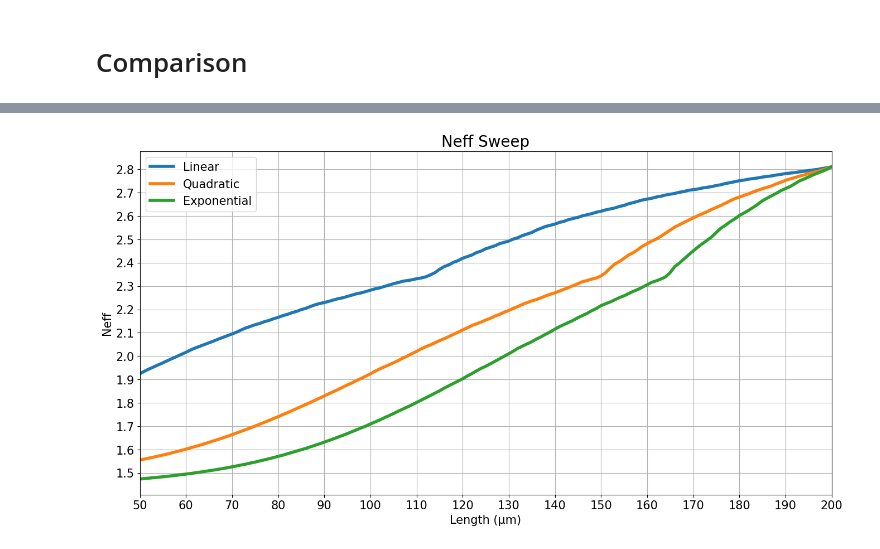
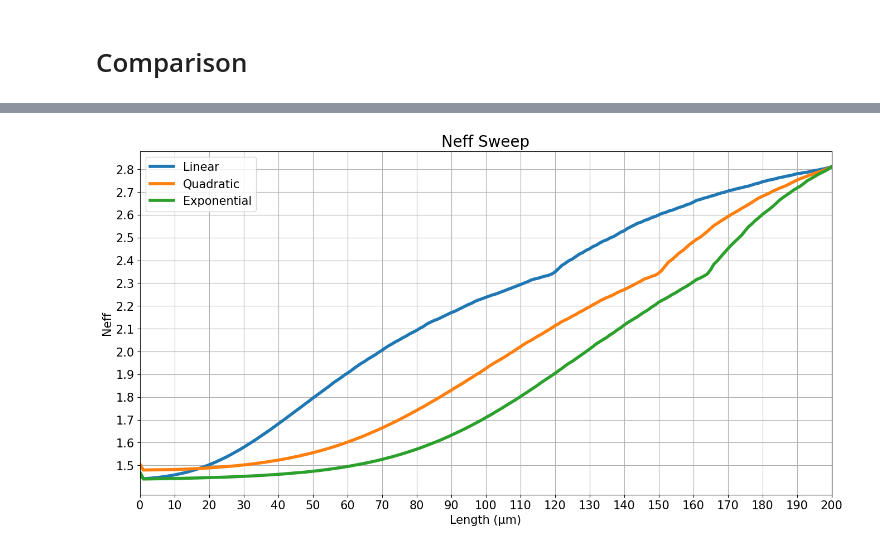
Before and after one commit to Leoopessoa/Edge-Coupler, a Jupyter notebook: Simulation/Components Assembly.ipynb, the cells around one changed output, grey strips where cells are left out. Saved outputs shown, nothing was run; the diff lists cells and outputs as text; code cells hidden in the pictures.

Commit message:
Week 6 update
Neff sweep and cells testing

```diff
--- a/Simulation/Components Assembly.ipynb
+++ b/Simulation/Components Assembly.ipynb
@@ -1326,7 +1330,7 @@ Neff Sweep
 # %%
 # Number of cells calculation by using FDE index in this sweep
 
-x_sweep = np.arange(50e-6,200.1e-6,1e-6)
+x_sweep = np.arange(00e-6,200.1e-6,1e-6)
 neffsweep = np.zeros(len(x_sweep))
 for i in range(len(x_sweep)):
     lum.switchtolayout()
@@ -1339,7 +1343,7 @@ for i in range(len(x_sweep)):
 # %% [markdown]
 Save Data
 # %%
-with open('SavedData/Quadratic_DataTE.txt', 'wb') as file:
+with open('SavedData/Quadratic_DataTEw6.txt', 'wb') as file:
     plk.dump([T, Tlog],file)
 file.close()
 # %%
@@ -1350,7 +1354,7 @@ file.close()
 # %% [markdown]
 Load Data
 # %%
-with open('SavedData/Quadratic_DataTE.txt', 'rb') as file:
+with open('SavedData/Quadratic_DataTEw6.txt', 'rb') as file:
     Quadratic_data = plk.load(file)
 file.close()
 
@@ -1388,27 +1392,27 @@ dataFrame
 # %% [markdown]
 # Comparison
 # %%
-with open('SavedData/Linear_DataTM.txt', 'rb') as file:
+with open('SavedData/Linear_DataTMW6.txt', 'rb') as file:
     LinTM = plk.load(file)
 file.close()
 
-with open('SavedData/Linear_DataTE.txt', 'rb') as file:
+with open('SavedData/Linear_DataTEW6.txt', 'rb') as file:
     LinTE = plk.load(file)
 file.close()
 
-with open('SavedData/Exponential_DataTM.txt', 'rb') as file:
+with open('SavedData/Exponential_DataTMW6.txt', 'rb') as file:
     ExpTM = plk.load(file)
 file.close()
 
-with open('SavedData/Exponential_DataTE.txt', 'rb') as file:
+with open('SavedData/Exponential_DataTEW6.txt', 'rb') as file:
     ExpTE = plk.load(file)
 file.close()
 
-with open('SavedData/Quadratic_DataTM.txt', 'rb') as file:
+with open('SavedData/Quadratic_DataTMW6.txt', 'rb') as file:
     QuaTM = plk.load(file)
 file.close()
 
-with open('SavedData/Quadratic_DataTE.txt', 'rb') as file:
+with open('SavedData/Quadratic_DataTEW6.txt', 'rb') as file:
     QuaTE = plk.load(file)
 file.close()
 
@@ -1450,19 +1454,19 @@ plt.savefig('../Documentation/Figures/Loss_All_Shapes')
 # %%
 plt.figure(figsize=(16,8))
 
-x_sweep = np.linspace(50e-6,200e-6,len(QuaNeff))
+x_sweep = np.linspace(00e-6,200e-6,len(QuaNeff))
 
 plt.title('Neff Sweep', fontsize = 20)
 plt.plot(x_sweep*1e6,LinNeff, linewidth = 4, label = 'Linear')
 plt.plot(x_sweep*1e6,QuaNeff, linewidth = 4, label = 'Quadratic')
 plt.plot(x_sweep*1e6,ExpNeff, linewidth = 4, label = 'Exponential')
 plt.xlim(50, 200)
 plt.legend(fontsize = 15)
-plt.xticks(np.arange(50,201,10), fontsize = 15)
+plt.xticks(np.arange(00,201,10), fontsize = 15)
 plt.ylabel('Neff', fontsize = 15)
 plt.xlabel('Length (μm)', fontsize = 15)
 #plt.ylim(1.6,3)
 plt.yticks(np.arange(1.5,2.81,0.1), fontsize = 15)
 plt.grid()
 # %% [output]
-[figure, old version]
+[figure, new version]
```
Also changed, not shown: parts of 19 cells of this notebook, 20 other files.
